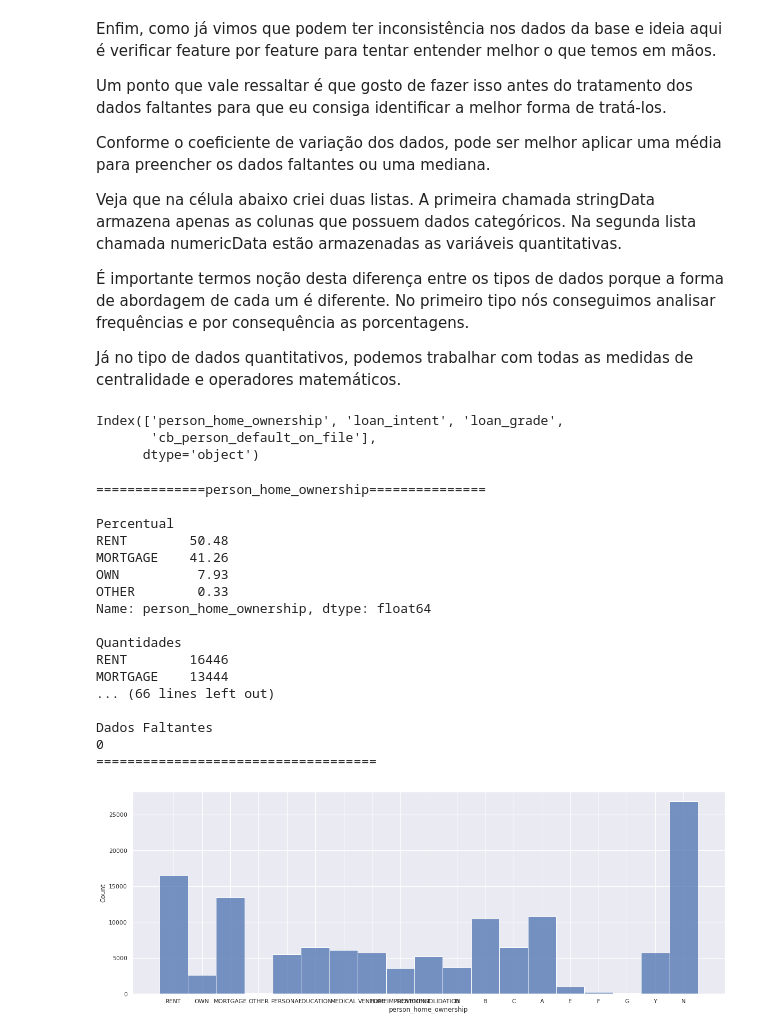
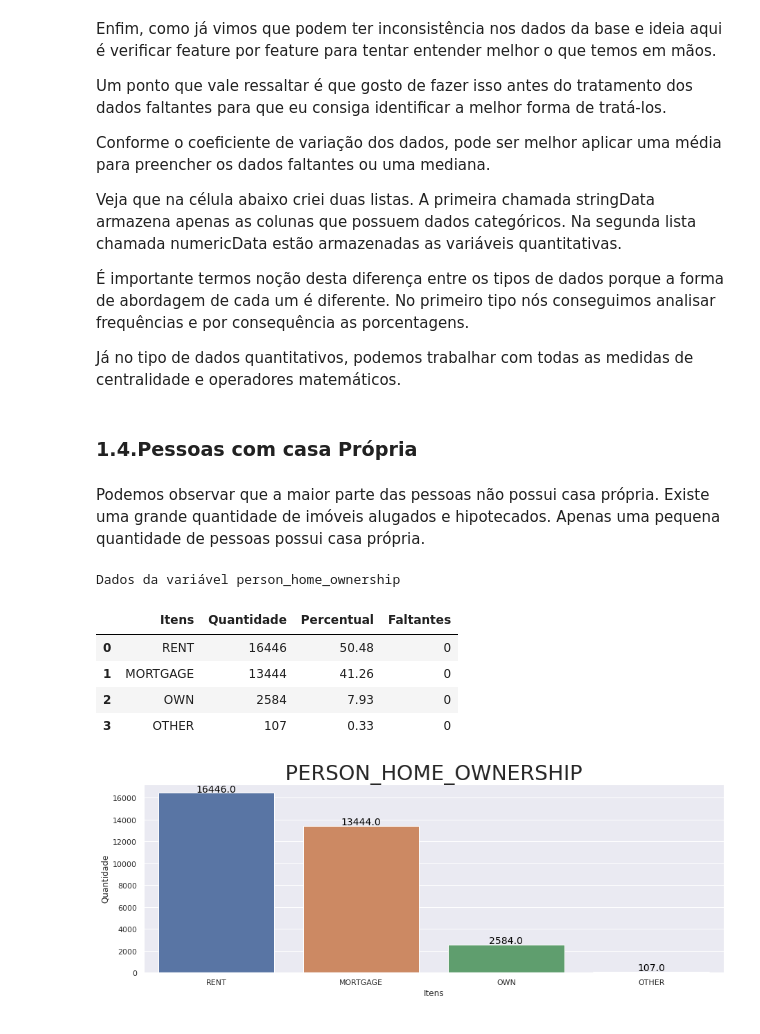
Before and after one commit to j2evaldo/dio, a Jupyter notebook: EDA_DIO.ipynb, the cells around one changed output. Cells and saved outputs as stored; diff of their text form; code cells hidden in the pictures.

```diff
--- a/EDA_DIO.ipynb
+++ b/EDA_DIO.ipynb
@@ -146,53 +146,50 @@ Veja que na célula abaixo criei duas listas. A primeira chamada stringData arma
 É importante termos noção desta diferença entre os tipos de dados porque a forma de abordagem de cada um é diferente. No primeiro tipo nós conseguimos analisar frequências e por consequência as porcentagens.
 
 Já no tipo de dados quantitativos, podemos trabalhar com todas as medidas de centralidade e operadores matemáticos.
-# %%
-stringData
-# %% [output]
-Index(['person_home_ownership', 'loan_intent', 'loan_grade',
-       'cb_person_default_on_file'],
-      dtype='object')
 # %%
 # Criando uma função para verificar os dados
-from turtle import width
-
-
 stringData = df.select_dtypes('object').columns # Armazenando nome das colunas que possuem dados Categóricos
-numericData = df.select_dtypes('number').columns # Armazenando nome das colunes que possuem dados Quantitativos
+numericData = df.select_dtypes('number').columns # Armazenando nome das colunas que possuem dados Quantitativos
 
 def categoricos(x):
     percent = df[x].value_counts(normalize= True)
     quant = df[x].value_counts()
     faltantes = df[x].isnull().sum()
 
-    print(x.center(50, '='))
-    print()
-    print(f'Percentual\n{round(percent * 100,2)}\n')
-    print(f'Quantidades\n{quant}\n')
-    print(f'Dados Faltantes\n{faltantes }')
-    print('====================================')
+    dfTempo = pd.DataFrame({
+        'Itens':percent.index,
+        'Quantidade':quant.values,
+        'Percentual': percent.values *100,
+        'Faltantes': faltantes
+    })
 
-    image = sns.histplot(data = df, x = x)
-    image.figure.set_size_inches(20,7)
+    print(f'Dados da variável {x}')
+    display(round(dfTempo, 2))
+
+    imagem = sns.barplot(data = dfTempo, y= 'Quantidade', x = 'Itens')
+    imagem.figure.set_size_inches(15,5)
+    imagem.set_title(x.upper(), fontsize = 30)
+
+    for i in imagem.patches:
+        imagem.annotate(i.get_height(),
+                    (i.get_x() + i.get_width() / 2, i.get_height()),
+                    ha='center',
+                    va='baseline',
+                    fontsize=14,
+                    color='black',
+                    xytext=(0, 1),
+                    textcoords='offset points')
-# %%
-for i in stringData:
-    categoricos(i)
-# %% [output]
-==============person_home_ownership===============
-
-Percentual
-RENT        50.48
-MORTGAGE    41.26
-OWN          7.93
-OTHER        0.33
-Name: person_home_ownership, dtype: float64
-
-Quantidades
-RENT        16446
-MORTGAGE    13444
-... (66 lines left out)
-
-Dados Faltantes
-0
-====================================
-[figure, removed]
+# %% [markdown]
+### **1.4.Pessoas com casa Própria**
+# %% [markdown]
+Podemos observar que a maior parte das pessoas não possui casa própria. Existe uma grande quantidade de imóveis alugados e hipotecados. Apenas uma pequena quantidade de pessoas possui casa própria.
+# %%
+categoricos('person_home_ownership')
+# %% [output]
+Dados da variável person_home_ownership
+|  | Itens | Quantidade | Percentual | Faltantes |
+| 0 | RENT | 16446 | 50.48 | 0 |
+| 1 | MORTGAGE | 13444 | 41.26 | 0 |
+| 2 | OWN | 2584 | 7.93 | 0 |
+| 3 | OTHER | 107 | 0.33 | 0 |
+[figure, added]
```
Also changed, not shown: parts of 9 cells of this notebook.
